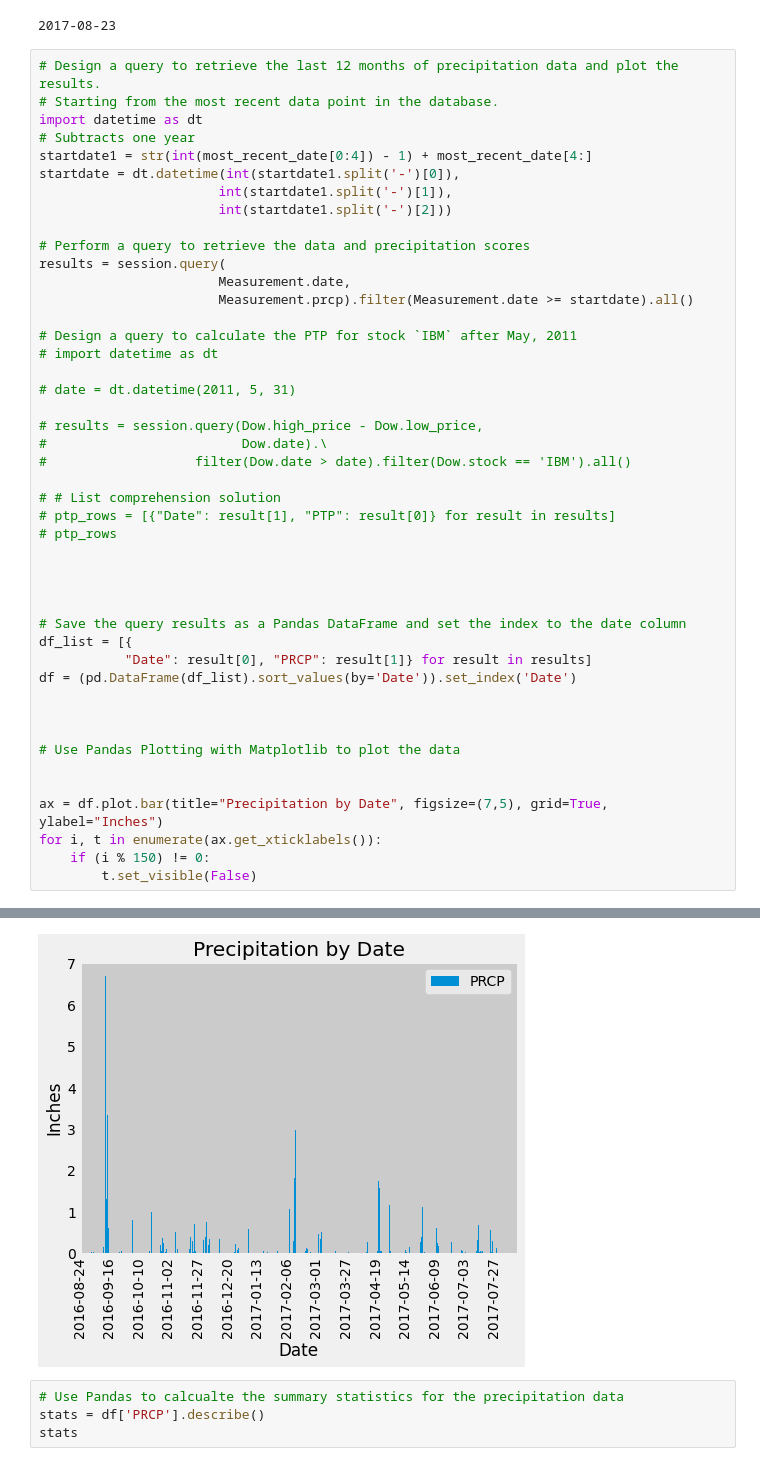
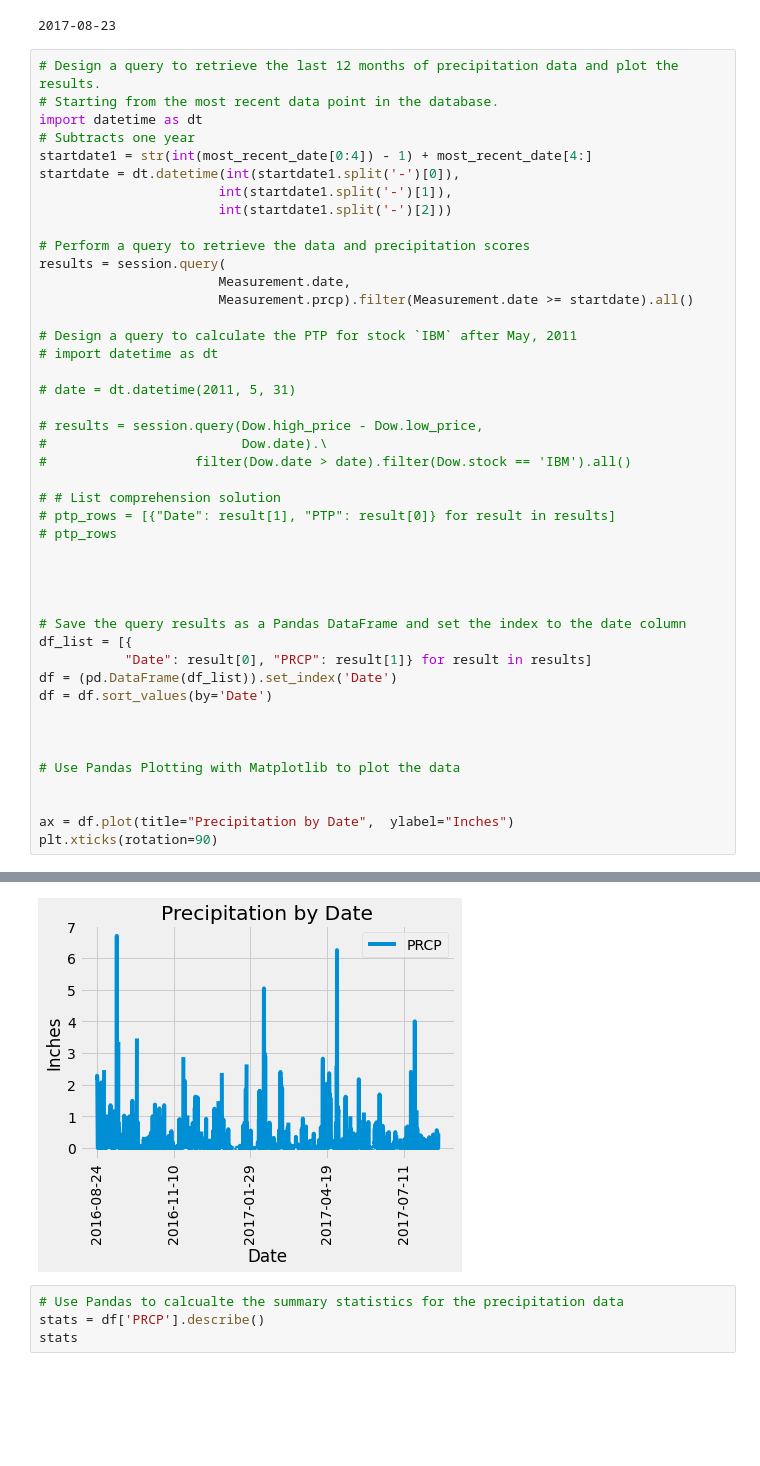
Before and after one commit to canamasc/sqlalchemy-challenge, a Jupyter notebook: Climate Precipitation Analysis.ipynb, the cells around one changed output, grey strips where cells are left out. Saved outputs shown, nothing was run; the diff lists cells and outputs as text; blank space fills up the shorter version.

```diff
--- a/Climate Precipitation Analysis.ipynb
+++ b/Climate Precipitation Analysis.ipynb
@@ -100,15 +100,14 @@ results = session.query(
 # Save the query results as a Pandas DataFrame and set the index to the date column
 df_list = [{
            "Date": result[0], "PRCP": result[1]} for result in results]
-df = (pd.DataFrame(df_list).sort_values(by='Date')).set_index('Date')
+df = (pd.DataFrame(df_list)).set_index('Date')
+df = df.sort_values(by='Date')
 
 
 
 # Use Pandas Plotting with Matplotlib to plot the data
 
 
-ax = df.plot.bar(title="Precipitation by Date", figsize=(7,5), grid=True, ylabel="Inches")
-for i, t in enumerate(ax.get_xticklabels()):
-    if (i % 150) != 0:
-        t.set_visible(False)
+ax = df.plot(title="Precipitation by Date",  ylabel="Inches")
+plt.xticks(rotation=90)
 # %% [output]
@@ -115,4 +122,4 @@ for i, t in enumerate(ax.get_xticklabels()):
-[figure, old version]
+[figure, new version]
 # %%
 # Use Pandas to calcualte the summary statistics for the precipitation data
 stats = df['PRCP'].describe()
```
Also changed, not shown: parts of 2 cells of this notebook.
